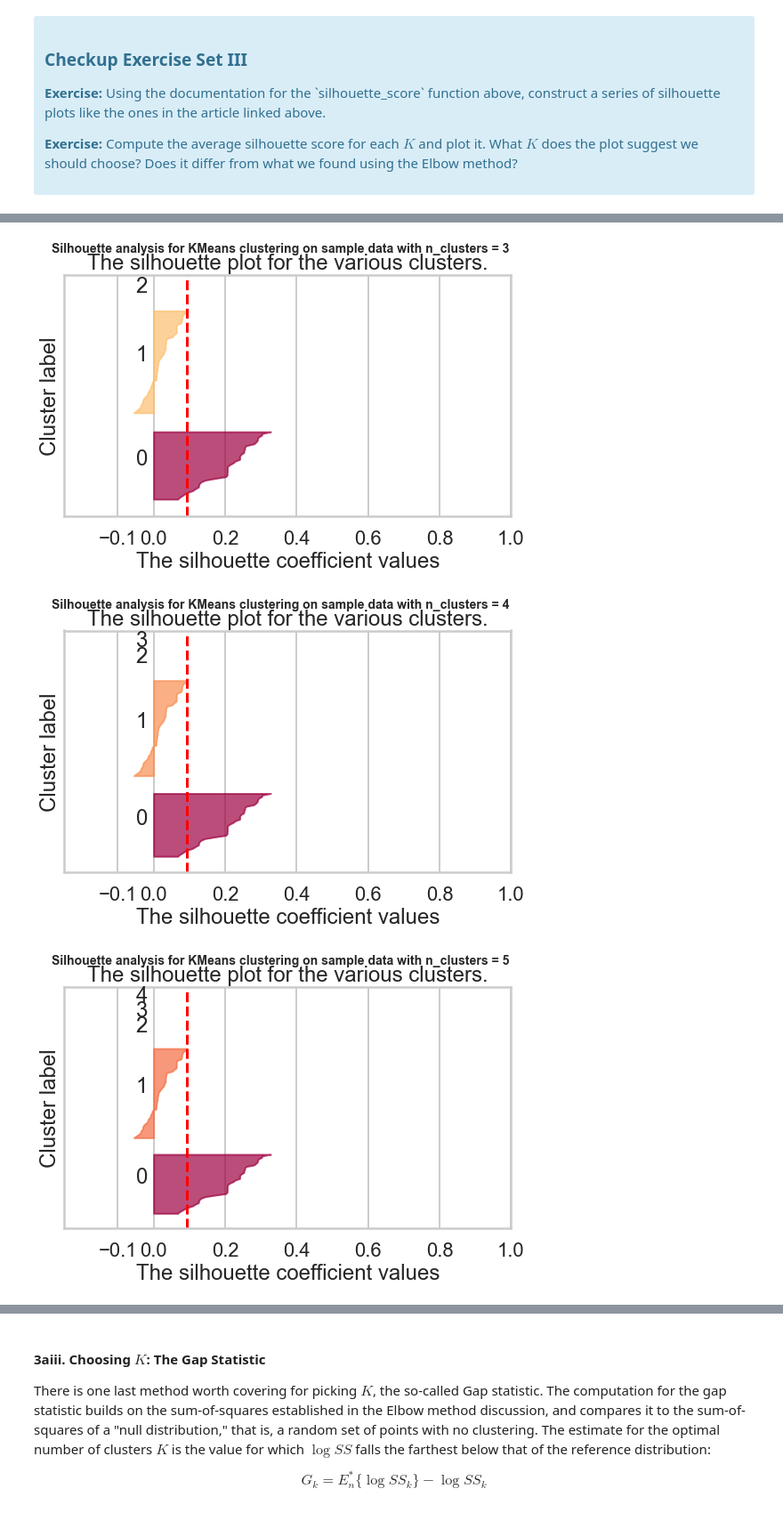
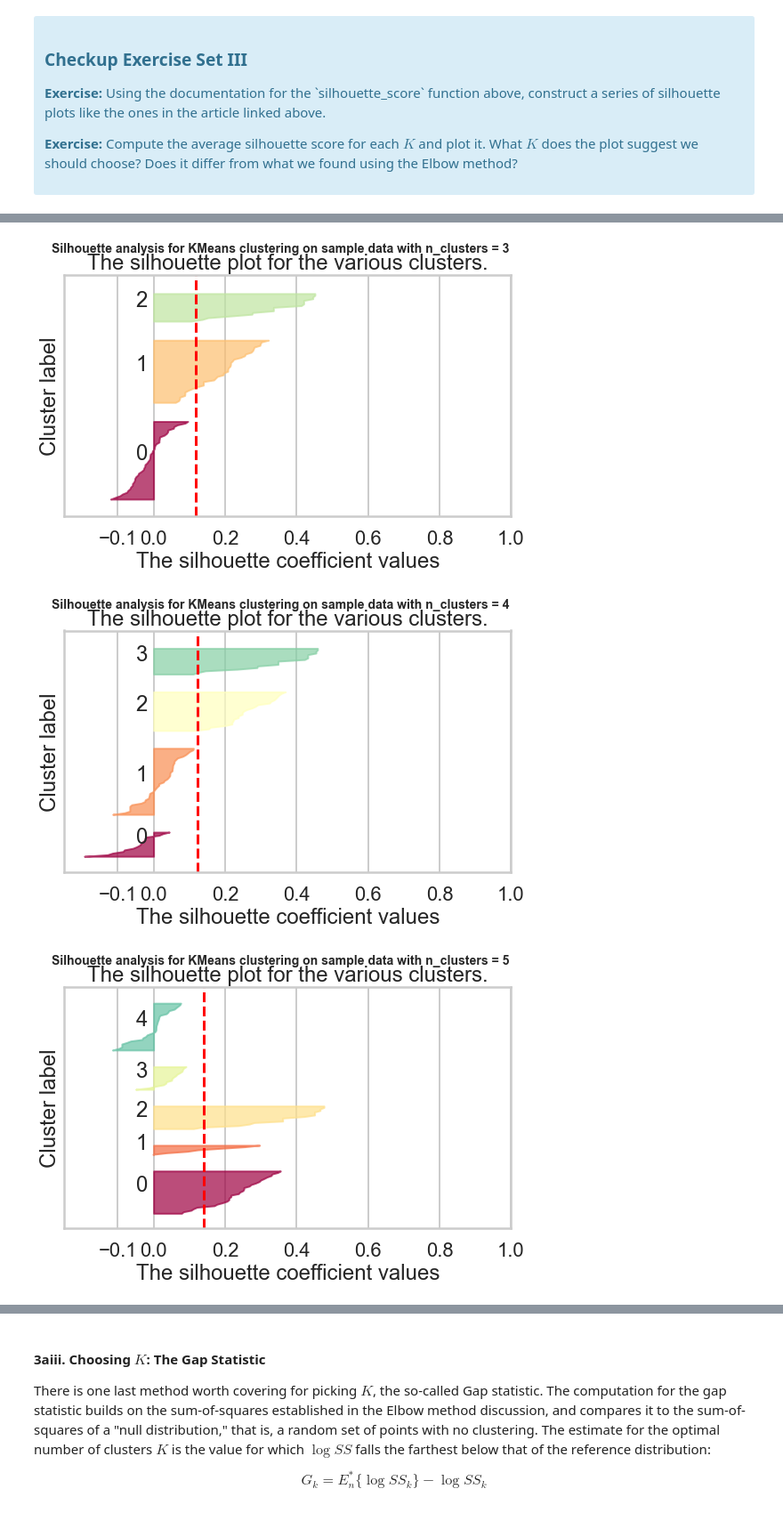
Before and after one commit to Tzega/Springboard, a Jupyter notebook: 15.6.3_Clustering_Case_Study_updated/Clustering Case Study - Customer Segmentation with K-Means - Tier 1.ipynb, the cells around one changed output, grey strips where cells are left out. Shown at 89% size. Saved outputs shown, nothing was run; the diff lists cells and outputs as text; code cells hidden in the pictures.

```diff
--- a/15.6.3_Clustering_Case_Study_updated/Clustering Case Study - Customer Segmentation with K-Means - Tier 1.ipynb
+++ b/15.6.3_Clustering_Case_Study_updated/Clustering Case Study - Customer Segmentation with K-Means - Tier 1.ipynb
@@ -231,16 +256,13 @@ Source: http://www.stat.berkeley.edu/~spector/s133/Clus.html
 <p><b>Exercise:</b> Compute the average silhouette score for each $K$ and plot it. What $K$ does the plot suggest we should choose? Does it differ from what we found using the Elbow method?</p>
 </div>
 # %%
-# This is an exercise in adapting someone else's code for our own use; a very common practice for data scientists and programmers alike
-# OUR SOURCE: http://scikit-learn.org/stable/auto_examples/cluster/plot_kmeans_silhouette_analysis.html
+# This is an exercise in adapting someone else's code for our own use.
+# SOURCE: http://scikit-learn.org/stable/auto_examples/cluster/plot_kmeans_silhouette_analysis.html
 
 import sklearn.metrics
 import matplotlib.cm as cm
 
-# Make an empty list called avg_silhouette_scores
 avg_silhouette_scores = []
-
-# Iterate through Krange with variable K as before
 for K in Krange:
     fig, ax1 = plt.subplots(1, 1)
     fig.set_size_inches(9, 5)
@@ -248,7 +270,6 @@ for K in Krange:
     # The 1st subplot is the silhouette plot
     # The silhouette coefficient can range from -1, 1 but in this example all
     # lie within [-0.1, 1]
-    # Call set_xlim on ax1
     ax1.set_xlim([-0.25, 1])
     # The (n_clusters+1)*10 is for inserting blank space between silhouette
     # plots of individual clusters, to demarcate them clearly.
@@ -256,55 +277,53 @@ for K in Krange:
 
     # Initialize the clusterer with n_clusters value and a random generator
     # seed of 10 for reproducibility.
-    clusterer = sklearn.cluster.KMeans(n_clusters=k, random_state=10)
+    clusterer = sklearn.cluster.KMeans(n_clusters=K, random_state=10)
     cluster_labels = clusterer.fit_predict(X)
 
     # The silhouette_score gives the average value for all the samples.
     # This gives a perspective into the density and separation of the formed
     # clusters
-    # Make a variable called silhouette_avg. Set the parameters to silhouette_score to X, and cluster_labels
-    silhouette_avg  = sklearn.metrics.silhouette_score(X, cluster_labels)
+    silhouette_avg = sklearn.metrics.silhouette_score(X, cluster_labels)
     avg_silhouette_scores.append(silhouette_avg)
+    print("For n_clusters =", K,
+          "The average silhouette_score is :", round(silhouette_avg,10))
+
+
 
     # Compute the silhouette scores for each sample
-    # Call sklearn.metrics.silhouette_samples with the below parameters
     sample_silhouette_values = sklearn.metrics.silhouette_samples(X, cluster_labels)
 
     y_lower = 10
     for i in range(K):
         # Aggregate the silhouette scores for samples belonging to
         # cluster i, and sort them
-        # Make a variable called ith_cluster_silhouette_values
         ith_cluster_silhouette_values = \
             sample_silhouette_values[cluster_labels == i]
 
-        # Call sort() on this variable
         ith_cluster_silhouette_values.sort()
 
-        # Call shape[0] on ith_cluster_silhouette_values
         size_cluster_i = ith_cluster_silhouette_values.shape[0]
         y_upper = y_lower + size_cluster_i
 
         cmap = cm.get_cmap("Spectral")
         color = cmap(float(i) / K)
+
         ax1.fill_betweenx(np.arange(y_lower, y_upper),
                           0, ith_cluster_silhouette_values,
                           facecolor=color, edgecolor=color, alpha=0.7)
 
+
         # Label the silhouette plots with their cluster numbers at the middle
-        # This requires calling text() on ax1
         ax1.text(-0.05, y_lower + 0.5 * size_cluster_i, str(i))
 
         # Compute the new y_lower for next plot
         y_lower = y_upper + 10  # 10 for the 0 samples
 
-    # Setting title, xlabel and ylabel
     ax1.set_title("The silhouette plot for the various clusters.")
     ax1.set_xlabel("The silhouette coefficient values")
     ax1.set_ylabel("Cluster label")
 
     # The vertical line for average silhouette score of all the values
-    # This requires axvline()
     ax1.axvline(x=silhouette_avg, color="red", linestyle="--")
 
     ax1.set_yticks([])  # Clear the yaxis labels / ticks
@@ -317,4 +345,4 @@ for K in Krange:
 [figure]
-[figure, old version]
+[figure, new version]
-[figure, old version]
+[figure, new version]
-[figure, old version]
+[figure, new version]
```
Also changed, not shown: parts of 24 cells of this notebook.
